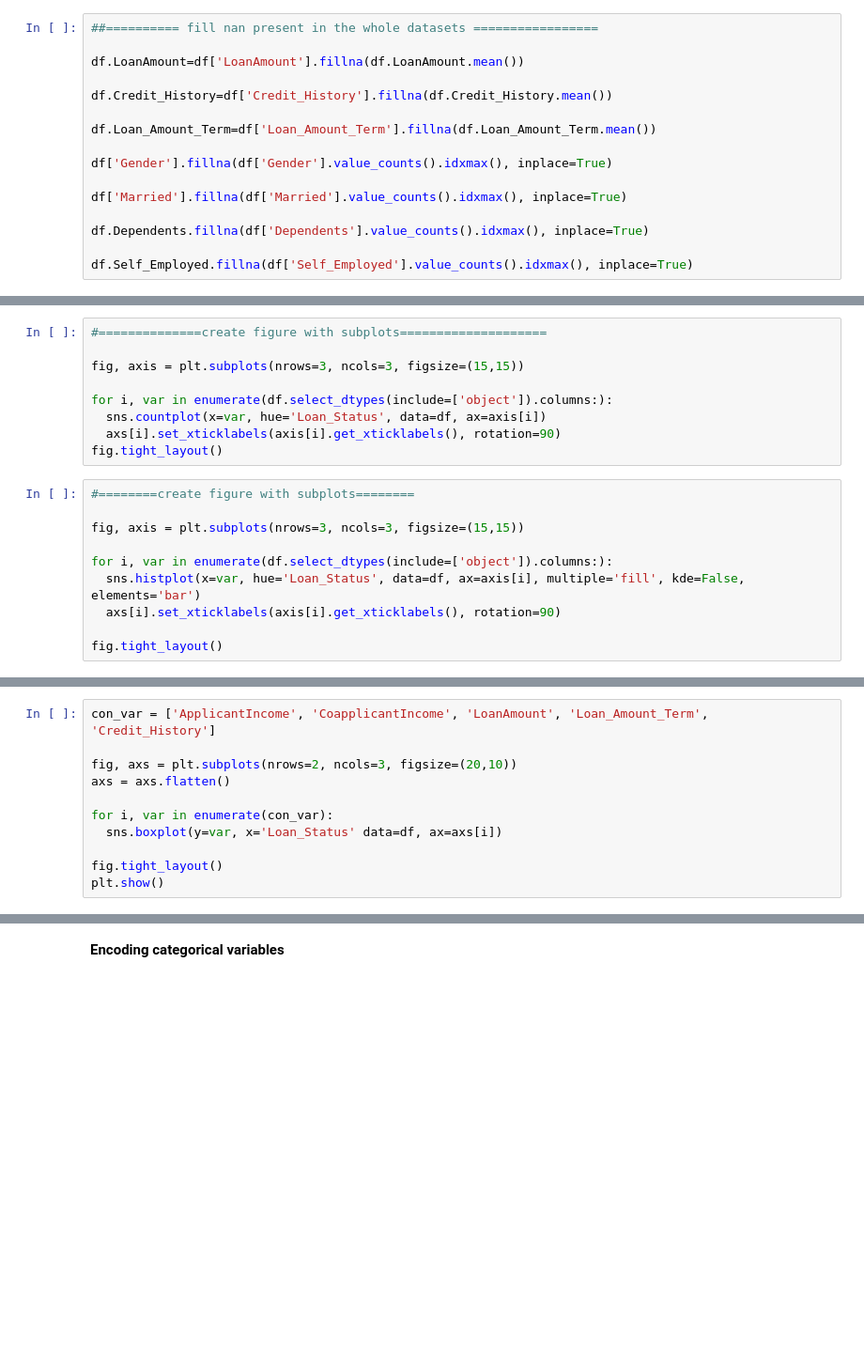
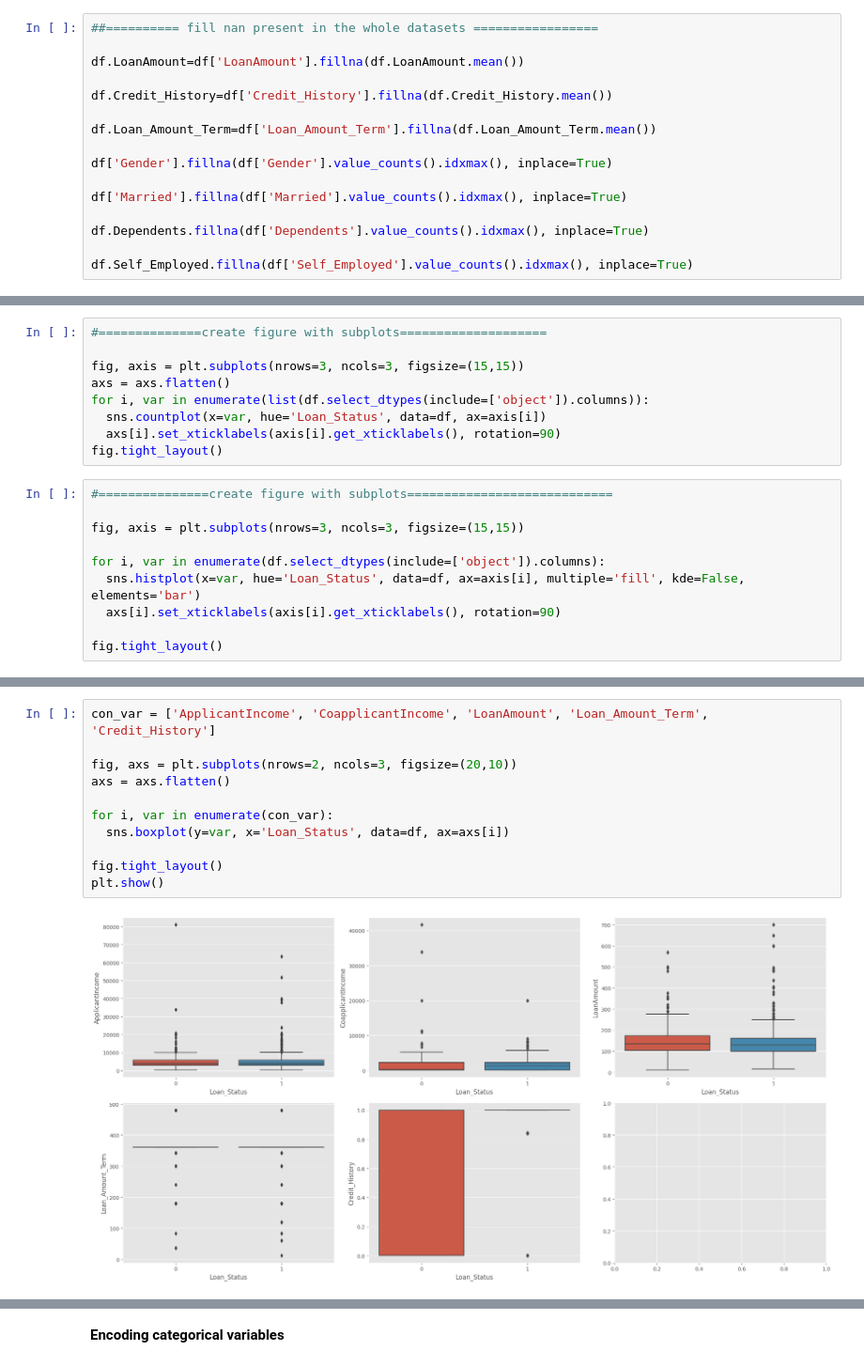
Before and after one commit to Michael-HK/mlops-loan_approval_model, a Jupyter notebook: loan_approval_prediction.ipynb, the cells around one changed output, grey strips where cells are left out. Shown at 94% size. Saved outputs shown, nothing was run; the diff lists cells and outputs as text; blank space fills up the shorter version.

```diff
--- a/loan_approval_prediction.ipynb
+++ b/loan_approval_prediction.ipynb
@@ -99,17 +288,17 @@ plt.show()
 #==============create figure with subplots====================
 
 fig, axis = plt.subplots(nrows=3, ncols=3, figsize=(15,15))
-
-for i, var in enumerate(df.select_dtypes(include=['object']).columns:):
+axs = axs.flatten()
+for i, var in enumerate(list(df.select_dtypes(include=['object']).columns)):
   sns.countplot(x=var, hue='Loan_Status', data=df, ax=axis[i])
   axs[i].set_xticklabels(axis[i].get_xticklabels(), rotation=90)
 fig.tight_layout()
 # %%
-#========create figure with subplots========
+#===============create figure with subplots============================
 
 fig, axis = plt.subplots(nrows=3, ncols=3, figsize=(15,15))
 
-for i, var in enumerate(df.select_dtypes(include=['object']).columns:):
+for i, var in enumerate(df.select_dtypes(include=['object']).columns):
   sns.histplot(x=var, hue='Loan_Status', data=df, ax=axis[i], multiple='fill', kde=False, elements='bar')
   axs[i].set_xticklabels(axis[i].get_xticklabels(), rotation=90)
 
@@ -140,14 +334,16 @@ plt.show()
 # %%
 con_var = ['ApplicantIncome', 'CoapplicantIncome', 'LoanAmount', 'Loan_Amount_Term', 'Credit_History']
 
 fig, axs = plt.subplots(nrows=2, ncols=3, figsize=(20,10))
 axs = axs.flatten()
 
 for i, var in enumerate(con_var):
-  sns.boxplot(y=var, x='Loan_Status' data=df, ax=axs[i])
+  sns.boxplot(y=var, x='Loan_Status', data=df, ax=axs[i])
 
 fig.tight_layout()
 plt.show()
+# %% [output]
+[figure, added]
 # %%
 con_var = ['ApplicantIncome', 'CoapplicantIncome', 'LoanAmount', 'Loan_Amount_Term', 'Credit_History']
 
```
Also changed, not shown: parts of 60 cells of this notebook.
